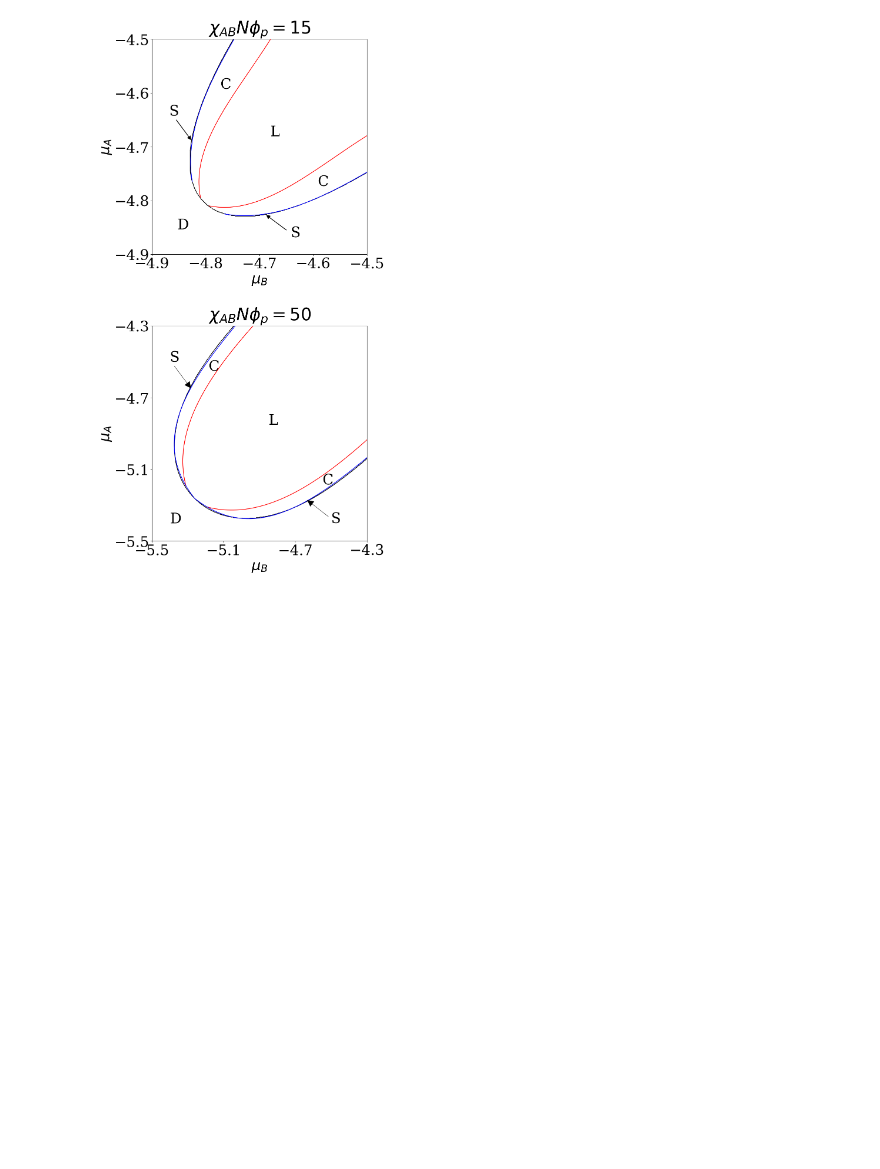
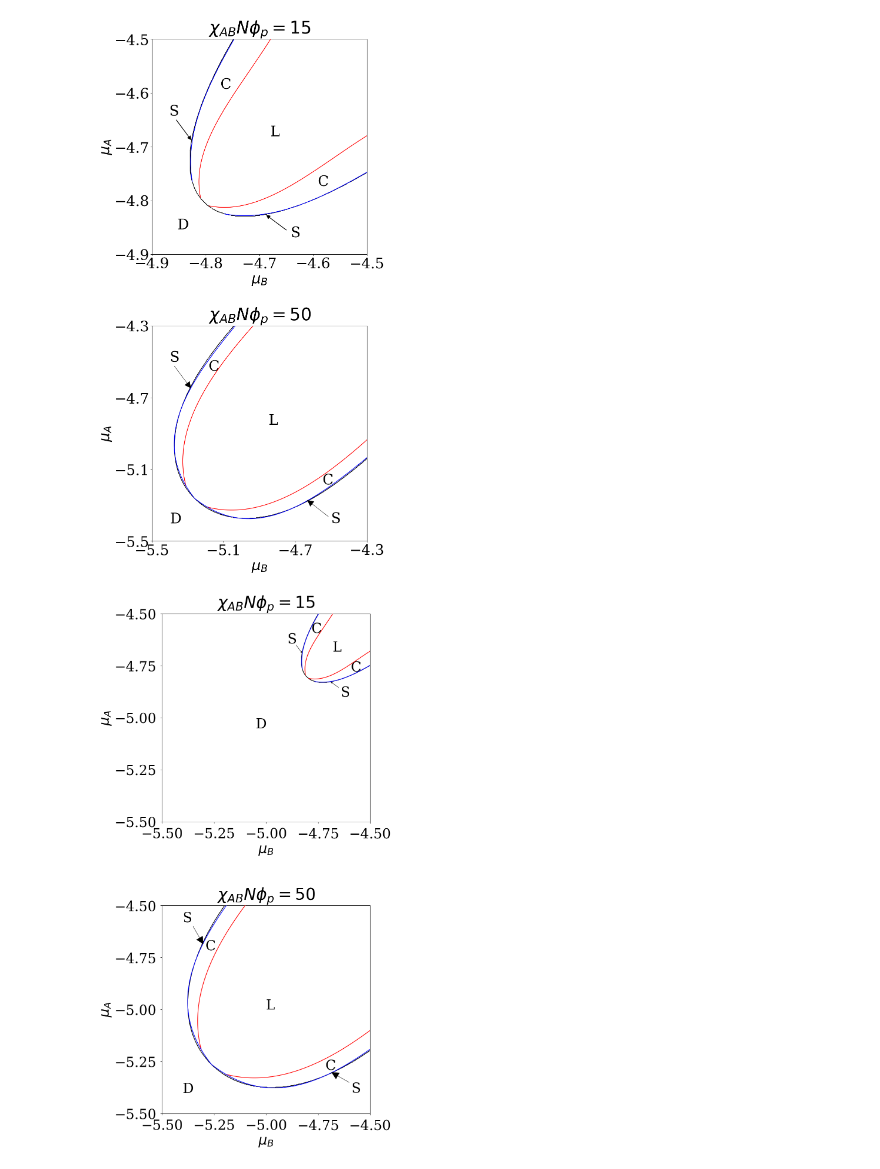
Before and after one commit to tmhabte/wlcsim_membrane, a Jupyter notebook: binder_diblock/alt_bindaff_paper_figs.ipynb, the cells around one changed output. Cells and saved outputs as stored; diff of their text form; code cells hidden in the pictures; blank space fills up the shorter version.

```diff
--- a/binder_diblock/alt_bindaff_paper_figs.ipynb
+++ b/binder_diblock/alt_bindaff_paper_figs.ipynb
@@ -5040,0 +5308,53 @@ plt.show()
+# %%
+font_size = 33
+# Set font globally
+plt.rcParams.update({
+    'font.family': 'serif',
+    'font.size': font_size
+})
+fig, (ax1, ax2) = plt.subplots(2, 1, figsize=(10, 20))
+
+
+mu_max_1 = -2-1.5#8#0.1 #10
+mu_min_1 = -4-1.5#-9
+del_mu_1 = .025#.5 #0.25
+mu_max_2 = mu_max_1
+mu_min_2 = mu_min_1
+del_mu_2 = del_mu_1
+mu1_arr_xn50 = np.arange(mu_min_1, mu_max_1, del_mu_1)
+mu2_arr_xn50 = np.arange(mu_min_2, mu_max_2, del_mu_2)
+
+# mu_max_1 = -3-1.5005#8#0.1 #10
+# mu_min_1 = -3.4-1.5#-9
+# del_mu_1 = 0.005# .001#.5 #0.25
+# mu_max_2 = mu_max_1
+# mu_min_2 = mu_min_1
+# del_mu_2 = del_mu_1
+mu1_arr_xn15 = np.arange(mu_min_1, mu_max_1, del_mu_1)
+mu2_arr_xn15 = np.arange(mu_min_2, mu_max_2, del_mu_2)
+
+
+# mu_max_1 = -2.6-1.5#8#0.1 #10
+# mu_min_1 = -3-1.5#-9
+# del_mu_1 = .005#.5 #0.25
+mu_max_2 = mu_max_1
+mu_min_2 = mu_min_1
+del_mu_2 = del_mu_1
+mu1_arr_xn13 = np.arange(mu_min_1, mu_max_1, del_mu_1)
+mu2_arr_xn13 = np.arange(mu_min_2, mu_max_2, del_mu_2)
+
+
+# plot_phase_diagram_xn13(ax1, mu1_arr_xn13, mu2_arr_xn13, phases_xn13, spin_left_app_xn13, spin_right_xn13)
+plot_phase_diagram_xn15(ax1, mu1_arr_xn15, mu2_arr_xn15, phases_xn15, spin_left_app_xn15, spin_right_xn15)
+plot_phase_diagram_xn50(ax2, mu1_arr_xn50, mu2_arr_xn50, phases_xn50, spin_left_app, spin_right)
+
+plt.tight_layout()
+
+plt.savefig("phase_diag_comp_fig5_ALT.eps", format = "eps")
+plt.savefig("phase_diag_comp_fig5_ALT.png")
+plt.savefig("phase_diag_comp_fig5_ALT.pdf", format = "pdf")
+
+
+plt.show()
+# %% [output]
+[figure, added]
```
Also changed, not shown: parts of 4 cells of this notebook.
